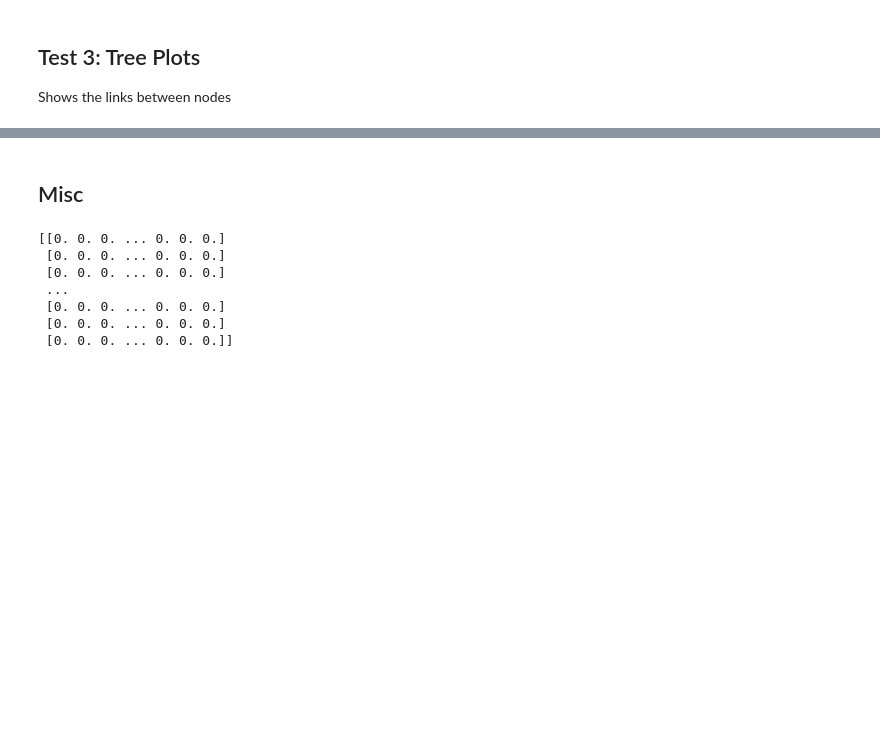
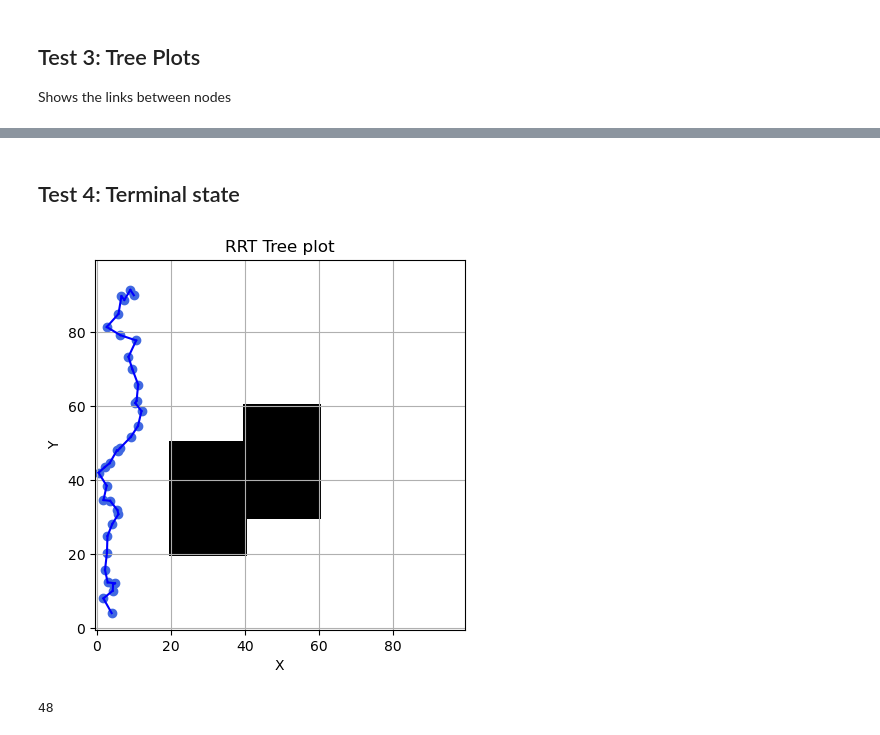
Before and after one commit to matthew0517/RRT-AR, a Jupyter notebook: testRRT.ipynb, the cells around one changed output, grey strips where cells are left out. Drawn from its saved outputs; the diff is of its cells as text; code cells hidden in the pictures; blank space fills up the shorter version.

```diff
--- a/testRRT.ipynb
+++ b/testRRT.ipynb
@@ -122,13 +116,0 @@ tree_plot_2d_vectors(vectors)
-# %% [markdown]
-## Misc
-# %%
-import numpy as np
-print(np.zeros((100,100)))
-# %% [output]
-[[0. 0. 0. ... 0. 0. 0.]
- [0. 0. 0. ... 0. 0. 0.]
- [0. 0. 0. ... 0. 0. 0.]
- ...
- [0. 0. 0. ... 0. 0. 0.]
- [0. 0. 0. ... 0. 0. 0.]
- [0. 0. 0. ... 0. 0. 0.]]
@@ -154,0 +117,36 @@ for constraint in constraints:
+# %% [markdown]
+## Test 4: Terminal state
+# %%
+import matplotlib.pyplot as plt
+
+def solution_plot_2d_vectors(vectors, og: np.ndarray, cmap: str = "Greys", vmin=0, vmax=1):
+    fig, ax = plt.subplots()
+
+    for i in range(len(vectors)):
+        x = vectors[i][0]
+        y = vectors[i][1]
+
+        if i > 0:
+            target_x = vectors[i-1][0]
+            target_y = vectors[i-1][1]
+
+            ax.plot([x, target_x], [y, target_y], 'b-')
+        ax.scatter(x, y, color='royalblue')
+
+    ax.set_xlabel('X')
+    ax.set_ylabel('Y')
+    ax.set_title('RRT Tree plot')
+    ax.grid(True)
+
+    norm = Normalize(vmin=vmin, vmax=vmax)
+    ax.imshow(og.T, cmap=cmap, norm=norm, origin="lower", interpolation=None)
+    plt.show()
+# %%
+vectors = RRTAR.runRRT(4.0, 4.0, 2000, 5.0, og, [[10.0, 90.0],[90.0, 90.0]])
+solution_plot_2d_vectors(vectors[1], og)
+# %% [output]
+[figure, added]
+# %%
+print(len(RRTAR.runRRT(4.0, 4.0, 1000, 5.0, og, [[90.0, 90.0]])[1]))
+# %% [output]
+48
```
Also changed, not shown: parts of 6 cells of this notebook, 1 other file.
